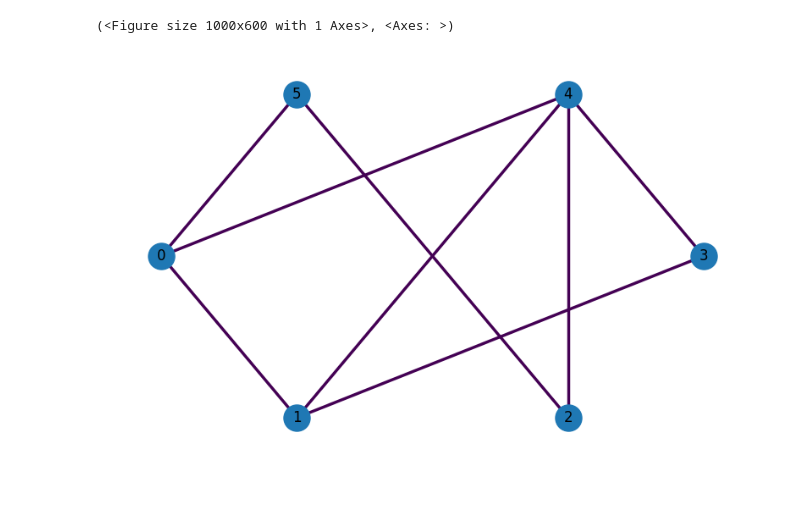
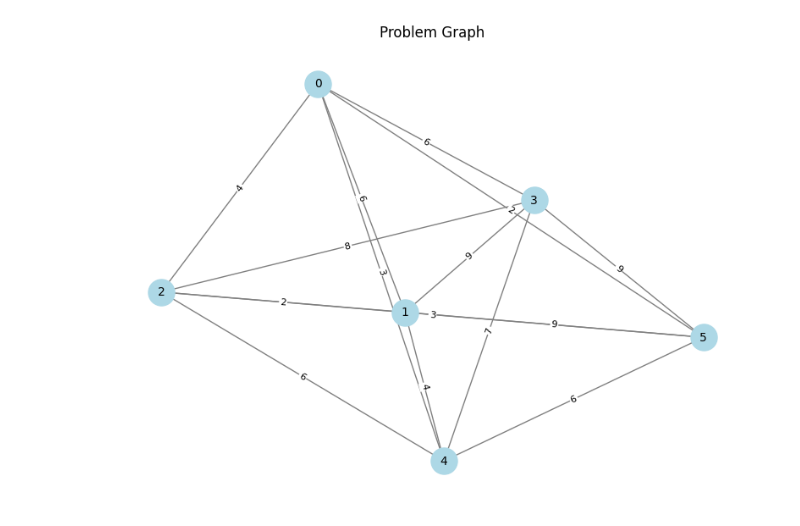
Before and after one commit to OliverSchiffmann/QAOAstudygit, a Jupyter notebook: openQAOAQUBOGenerator.ipynb, the cells around one changed output. Saved outputs shown, nothing was run; the diff lists cells and outputs as text; code cells hidden in the pictures; blank space fills up the shorter version.

```diff
--- a/openQAOAQUBOGenerator.ipynb
+++ b/openQAOAQUBOGenerator.ipynb
@@ -8,3 +9,3 @@ import networkx as nx
 # %%
-desiredProblemType = 'ShortestPath' #options: 'BinPacking', 'MaxCut', 'TSP', 'ShortestPath'
+desiredProblemType = 'TSP' #options: 'BinPacking', 'MaxCut', 'TSP', 'ShortestPath'
 # %%
@@ -73,6 +88,25 @@ Ground State energy: -1.0, Solution: ['000000100000']
-# %%
-from openqaoa.utilities import plot_graph
-plot_graph(G)
-# %% [output]
-(<Figure size 1000x600 with 1 Axes>, <Axes: >)
-[figure, removed]
+# %%
+pos = nx.kamada_kawai_layout(G)
+pos = nx.random_layout(G, seed=0)
+pos = nx.spring_layout(G, seed=0)
+fig, ax = plt.subplots(figsize=(10, 7)) # You can adjust figsize as needed
+nx.draw_networkx_nodes(G, pos, ax=ax, node_size=500, node_color="lightblue")
+nx.draw_networkx_edges(G, pos, ax=ax, edge_color="grey", width=1.0)
+nx.draw_networkx_labels(G, pos, ax=ax, font_size=10)
+
+edge_weights = nx.get_edge_attributes(G, 'weight')
+
+nx.draw_networkx_edge_labels(
+    G,
+    pos,
+    edge_labels=edge_weights,
+    ax=ax,
+    font_color='black', # Color of the weight text
+    font_size=8,
+    bbox=dict(facecolor='white', edgecolor='none', alpha=1, pad=1) # Optional: add a small white background to edge labels for readability
+)
+ax.set_title("Problem Graph")
+plt.axis('off')
+plt.show()
+# %% [output]
+[figure, added]
```
Also changed, not shown: parts of 5 cells of this notebook, 1 other file.
